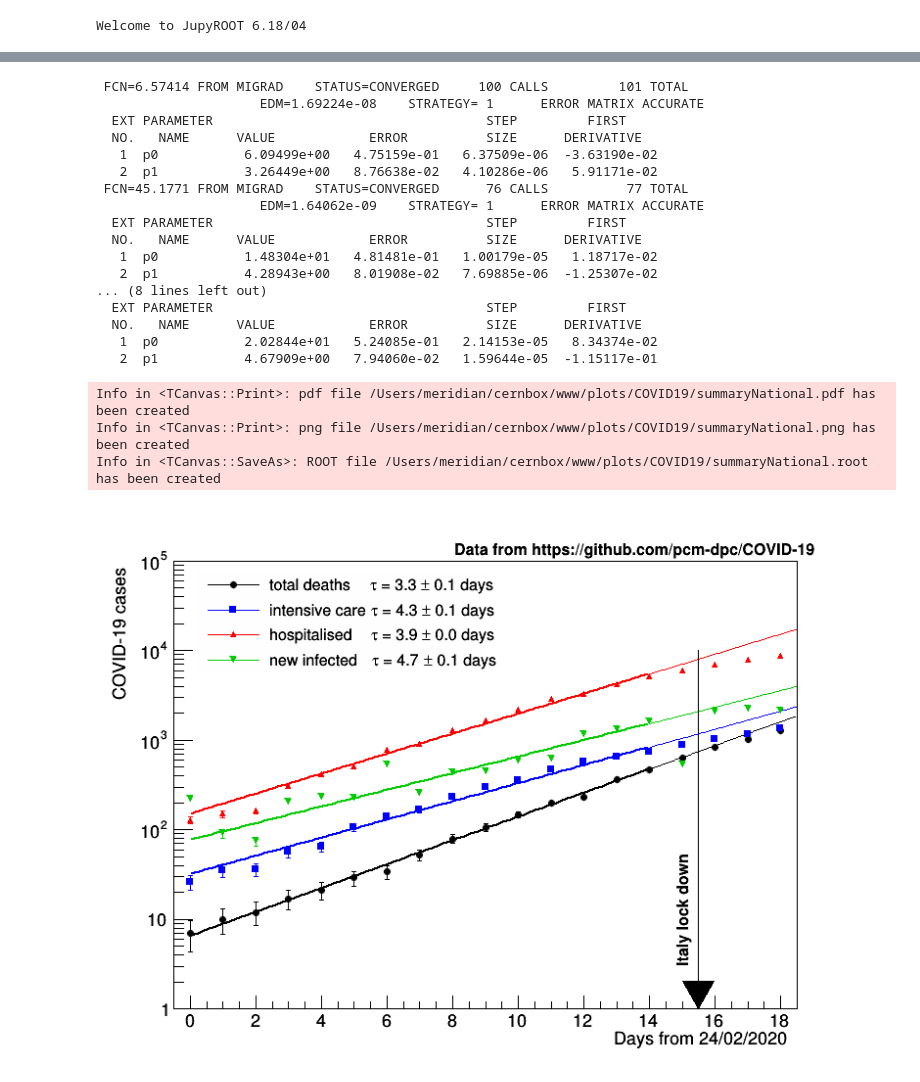
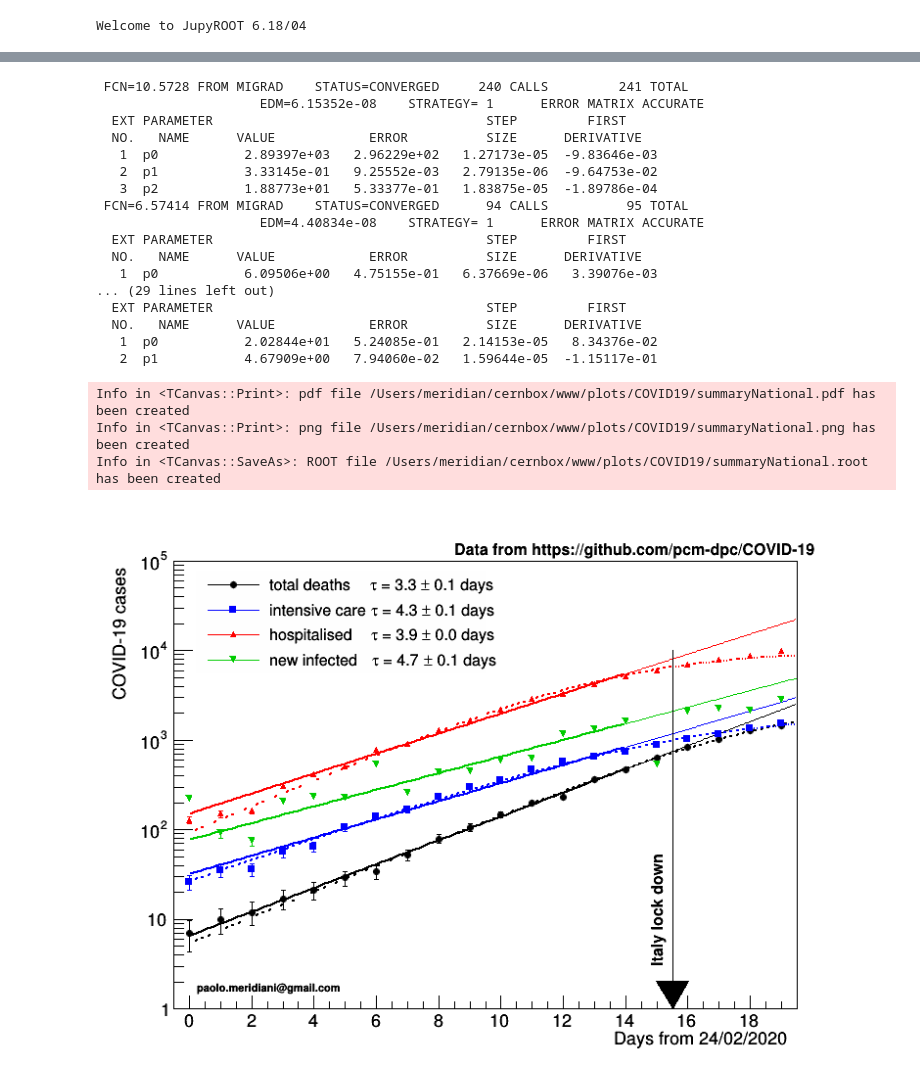
Before and after one commit to pmeridian/COVID19, a Jupyter notebook: Covid19.ipynb, the cells around one changed output, grey strips where cells are left out. Cells and saved outputs as stored; diff of their text form; code cells hidden in the pictures.

```diff
--- a/Covid19.ipynb
+++ b/Covid19.ipynb
@@ -12,7 +12,7 @@ dfNational = pd.read_csv(urlNational)
 
 df={}
 
-province=['TO','MI','LO','RM','RI']
+province=['TO','MI','LO','RM','BG','PV','PD','RI']
 for p in province:
     df[p]=dfByProvince[dfByProvince['sigla_provincia']==p]
 # %%
@@ -169,7 +186,8 @@ colors=[
     R.kRed,
     R.kGreen+1,
     R.kCyan,
-    R.kMagenta
+    R.kMagenta,
+    R.kOrange
 ]
 
 labels={
@@ -184,7 +202,6 @@ leg1.SetFillColorAlpha(0,0)
 leg1.SetBorderSize(0)
 leg1.SetTextSize(0.03)
 
-
 fEx={}
 for ik,k in enumerate(keys):
     graphs[k]=R.TGraphErrors()
@@ -198,55 +215,61 @@ for ik,k in enumerate(keys):
     graphs[k].SetMarkerStyle(20+ik)
     graphs[k].SetMarkerSize(0.9)
     graphs[k].Draw("PSAME")
-    graphs[k].Fit("ff","RB+","",0,graphs[k].GetN()-5)
+    if (k!= 'nuovi_attualmente_positivi'):
+        graphs[k].Fit("logit","RB+")
+        graphs[k].GetFunction("logit").SetLineColor(colors[ik])
+        graphs[k].GetFunction("logit").SetLineStyle(3)
+    graphs[k].Fit("ff","RB+","",0,graphs[k].GetN()-6)
     t.SetTextSize(0.05)
     leg1.AddEntry(graphs[k],"%s #tau = %.1f #pm %.1f days"%(labels[k],f.GetParameter(1),f.GetParError(1)),"PL")
     graphs[k].GetFunction("ff").SetLineColor(colors[ik])
     fEx[k]=graphs[k].GetFunction("ff").Clone("fEx_%s"%k)
-    fEx[k].SetRange(graphs[k].GetN()-5,graphs[k].GetN()+2)
+    fEx[k].SetRange(graphs[k].GetN()-6,graphs[k].GetN()+2)
     fEx[k].SetLineWidth(1)
     fEx[k].SetLineStyle(2)
     fEx[k].SetLineColor(colors[ik])
     fEx[k].Draw("SAME")
 
 
 ar=R.TArrow(15.5,10000,15.5,1,0.05,"|>")
 ar.Draw()
 
 t.SetTextSize(0.03)
 t.DrawLatexNDC(0.46,0.91,'Data from https://github.com/pcm-dpc/COVID-19')
 
 t1=R.TLatex()
 t1.SetTextSize(0.03)
 t1.SetTextAngle(90)
 t1.DrawLatex(15.2,3,'Italy lock down')
 
 leg1.Draw()
+t2.DrawLatexNDC(0.13,0.13,'paolo.meridiani@gmail.com')
+
+c1.Draw()
 for ext in ['.pdf','.png','.root']:
     c1.SaveAs("~/cernbox/www/plots/COVID19/summaryNational"+ext)
-c1.Draw()
 # %% [output]
- FCN=6.57414 FROM MIGRAD    STATUS=CONVERGED     100 CALLS         101 TOTAL
-                     EDM=1.69224e-08    STRATEGY= 1      ERROR MATRIX ACCURATE
+ FCN=10.5728 FROM MIGRAD    STATUS=CONVERGED     240 CALLS         241 TOTAL
+                     EDM=6.15352e-08    STRATEGY= 1      ERROR MATRIX ACCURATE
   EXT PARAMETER                                   STEP         FIRST
   NO.   NAME      VALUE            ERROR          SIZE      DERIVATIVE
-   1  p0           6.09499e+00   4.75159e-01   6.37509e-06  -3.63190e-02
-   2  p1           3.26449e+00   8.76638e-02   4.10286e-06   5.91171e-02
- FCN=45.1771 FROM MIGRAD    STATUS=CONVERGED      76 CALLS          77 TOTAL
-                     EDM=1.64062e-09    STRATEGY= 1      ERROR MATRIX ACCURATE
+   1  p0           2.89397e+03   2.96229e+02   1.27173e-05  -9.83646e-03
+   2  p1           3.33145e-01   9.25552e-03   2.79135e-06  -9.64753e-02
+   3  p2           1.88773e+01   5.33377e-01   1.83875e-05  -1.89786e-04
+ FCN=6.57414 FROM MIGRAD    STATUS=CONVERGED      94 CALLS          95 TOTAL
+                     EDM=4.40834e-08    STRATEGY= 1      ERROR MATRIX ACCURATE
   EXT PARAMETER                                   STEP         FIRST
   NO.   NAME      VALUE            ERROR          SIZE      DERIVATIVE
-   1  p0           1.48304e+01   4.81481e-01   1.00179e-05   1.18717e-02
-   2  p1           4.28943e+00   8.01908e-02   7.69885e-06  -1.25307e-02
-... (8 lines left out)
+   1  p0           6.09506e+00   4.75155e-01   6.37669e-06   3.39076e-03
+... (29 lines left out)
   EXT PARAMETER                                   STEP         FIRST
   NO.   NAME      VALUE            ERROR          SIZE      DERIVATIVE
-   1  p0           2.02844e+01   5.24085e-01   2.14153e-05   8.34374e-02
+   1  p0           2.02844e+01   5.24085e-01   2.14153e-05   8.34376e-02
    2  p1           4.67909e+00   7.94060e-02   1.59644e-05  -1.15117e-01
 Info in <TCanvas::Print>: pdf file /Users/meridian/cernbox/www/plots/COVID19/summaryNational.pdf has been created
 Info in <TCanvas::Print>: png file /Users/meridian/cernbox/www/plots/COVID19/summaryNational.png has been created
 Info in <TCanvas::SaveAs>: ROOT file /Users/meridian/cernbox/www/plots/COVID19/summaryNational.root has been created
-[figure, old version]
+[figure, new version]
 # %%
 df['Hubei']=dfWorld.loc[dfWorld['Province/State']=='Hubei']
 df['Hubei']=df['Hubei'].drop(columns=['Province/State','Country/Region','Lat','Long'])
```
Also changed, not shown: parts of 6 cells of this notebook.
